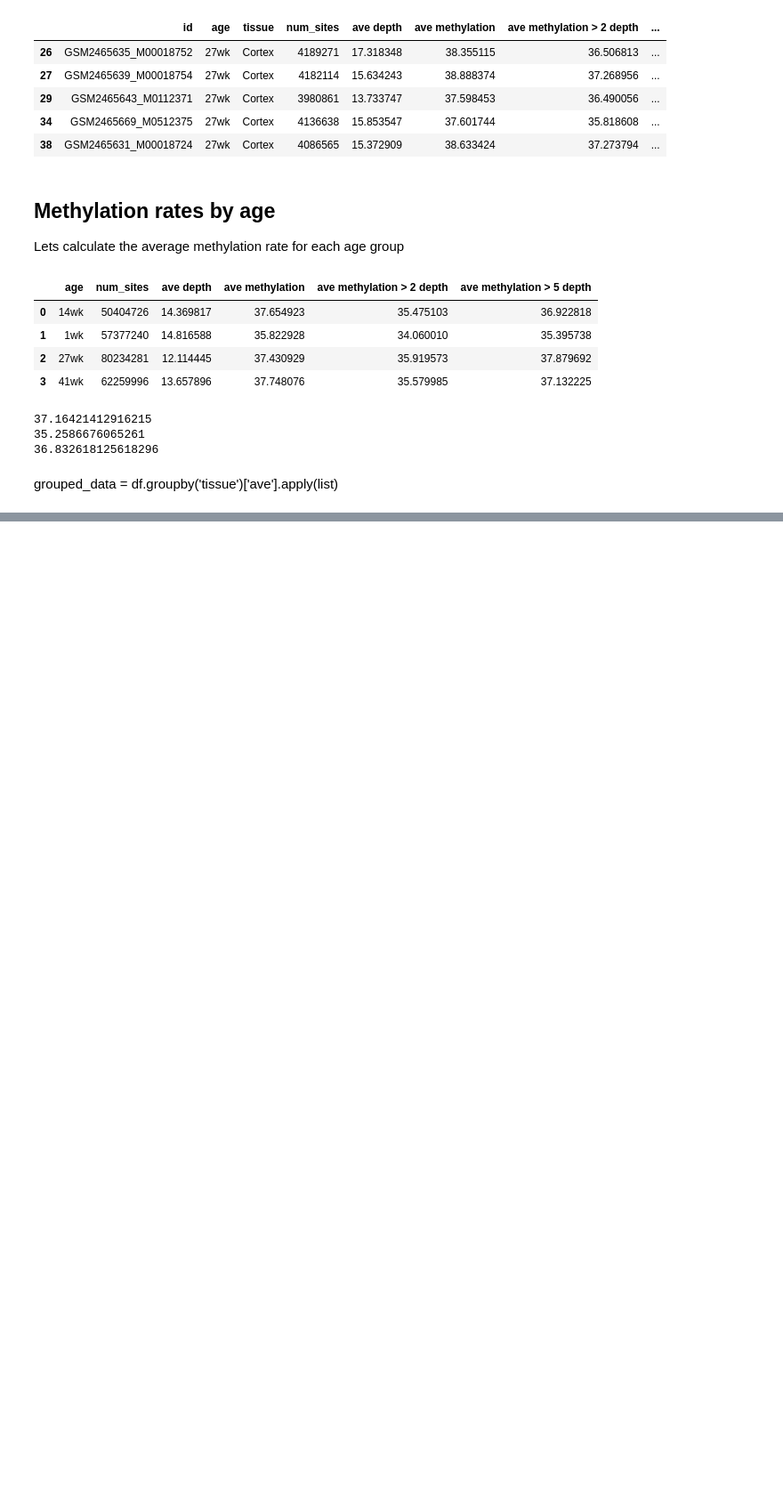
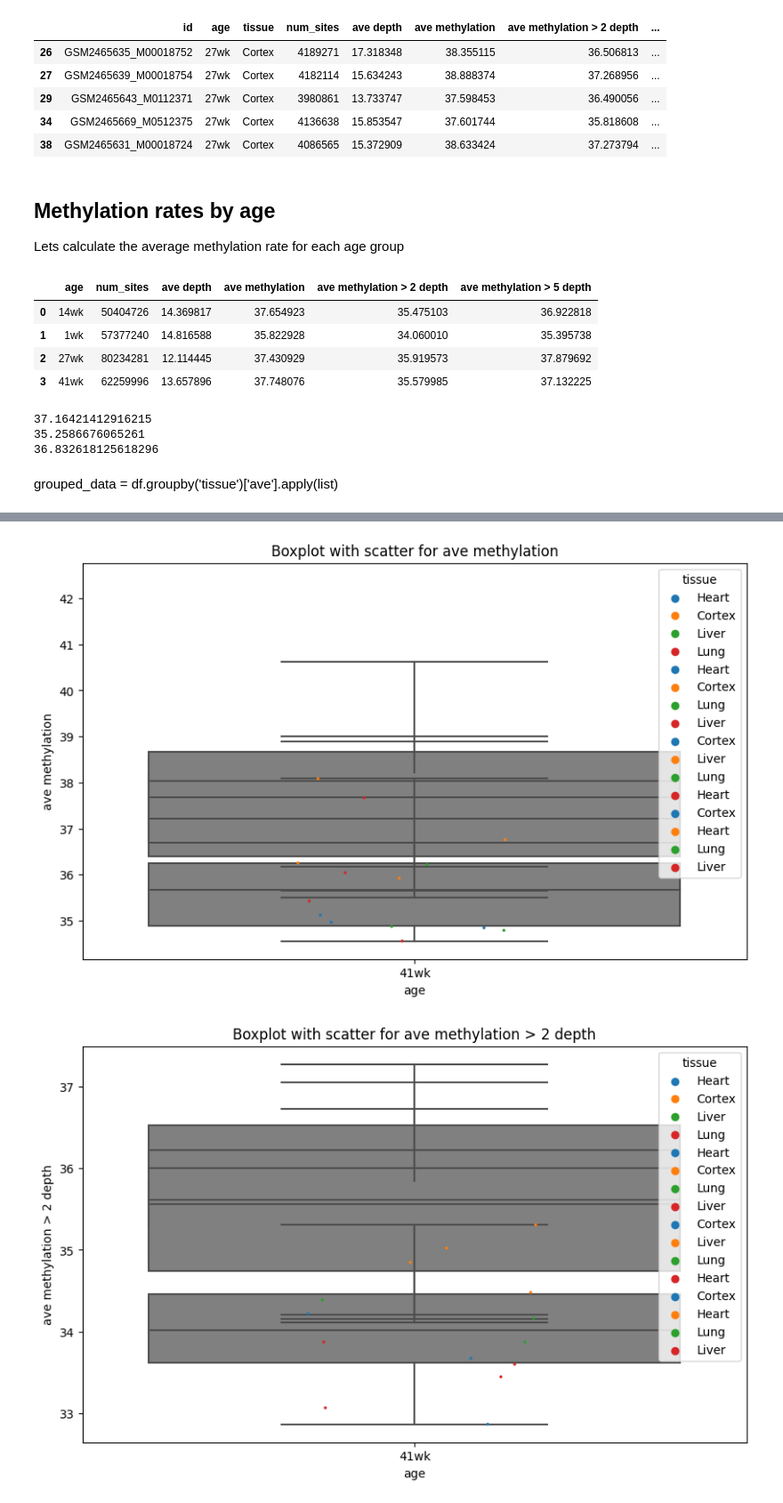
Before and after one commit to hunterDRuebsamen/Bioinformatic_Lab-1, a Jupyter notebook: test.ipynb, the cells around one changed output, grey strips where cells are left out. Shown: that part at 89% size. Drawn from its saved outputs; the diff is of its cells as text; code cells hidden in the pictures; blank space fills up the shorter version.

```diff
--- a/test.ipynb
+++ b/test.ipynb
@@ -217,0 +223,21 @@ plt.show();
+# %%
+import matplotlib.pyplot as plt
+import seaborn as sns
+
+ages = ['1wk', '14wk', '27wk', '41wk']
+methylation_columns = ['ave methylation', 'ave methylation > 2 depth', 'ave methylation > 5 depth']
+
+for methylation_column in methylation_columns:
+    fig, ax = plt.subplots(figsize=(10, 6))
+    for age in ages:
+        # Subset to the age
+        subset = df[df['age'] == age]
+        # Make the boxplot
+        sns.boxplot(x='age', y=methylation_column, data=subset, ax=ax, showfliers=False, color='gray')
+        # Add scatterplot with color coding by 'tissue'
+        sns.stripplot(x='age', y=methylation_column, data=subset, jitter=0.2, size=2.5, hue='tissue', ax=ax)
+    plt.title(f"Boxplot with scatter for {methylation_column}")
+    plt.show()
+# %% [output]
+[figure, added]
+[figure, added]
```
Also changed, not shown: parts of 3 cells of this notebook, 1 other file.
